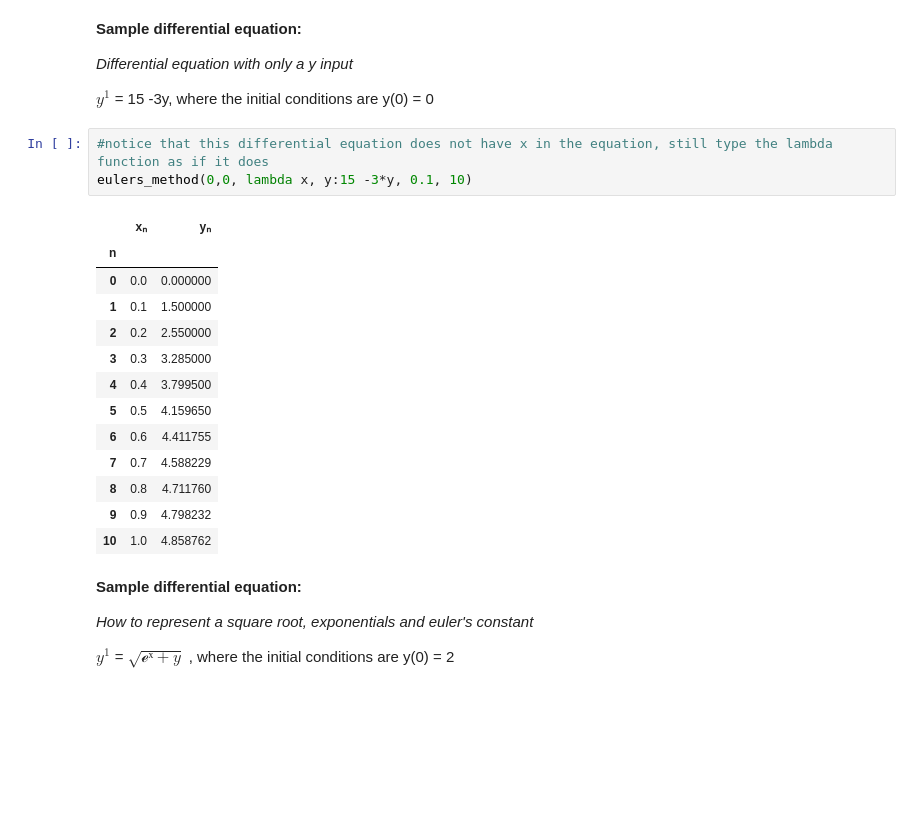
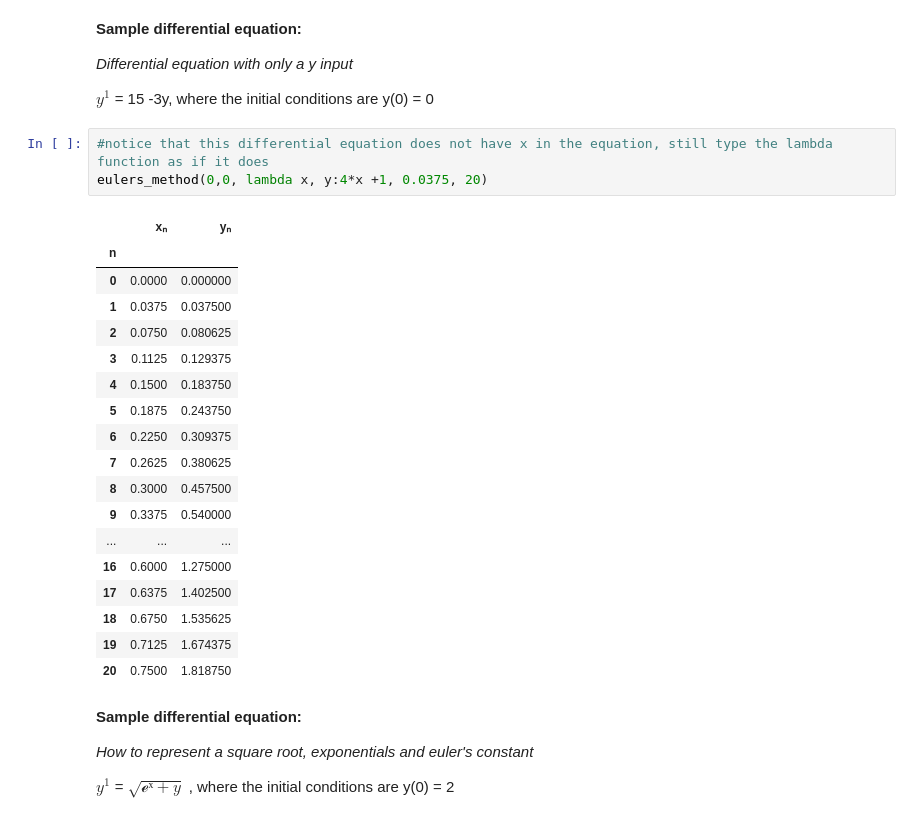
Before and after one commit to BotanicalAmy/Calculus-Calculator, a Jupyter notebook: Calculus_Calculator.ipynb, the cells around one changed output. Drawn from its saved outputs; the diff is of its cells as text; blank space fills up the shorter version.

```diff
--- a/Calculus_Calculator.ipynb
+++ b/Calculus_Calculator.ipynb
@@ -98,21 +98,26 @@ eulers_method(0,1, lambda x, y:x**2+y, 0.1, 10)
 $y^{1}$ = 15 -3y, where the initial conditions are y(0) = 0
 # %%
 #notice that this differential equation does not have x in the equation, still type the lambda function as if it does
-eulers_method(0,0, lambda x, y:15 -3*y, 0.1, 10)
+eulers_method(0,0, lambda x, y:4*x +1, 0.0375, 20)
 # %% [output]
 |  | xₙ | yₙ |
 | n |  |  |
-| 0 | 0.0 | 0.000000 |
-| 1 | 0.1 | 1.500000 |
-| 2 | 0.2 | 2.550000 |
-| 3 | 0.3 | 3.285000 |
-| 4 | 0.4 | 3.799500 |
-| 5 | 0.5 | 4.159650 |
-| 6 | 0.6 | 4.411755 |
-| 7 | 0.7 | 4.588229 |
-| 8 | 0.8 | 4.711760 |
-| 9 | 0.9 | 4.798232 |
-| 10 | 1.0 | 4.858762 |
+| 0 | 0.0000 | 0.000000 |
+| 1 | 0.0375 | 0.037500 |
+| 2 | 0.0750 | 0.080625 |
+| 3 | 0.1125 | 0.129375 |
+| 4 | 0.1500 | 0.183750 |
+| 5 | 0.1875 | 0.243750 |
+| 6 | 0.2250 | 0.309375 |
+| 7 | 0.2625 | 0.380625 |
+| 8 | 0.3000 | 0.457500 |
+| 9 | 0.3375 | 0.540000 |
+| ... | ... | ... |
+| 16 | 0.6000 | 1.275000 |
+| 17 | 0.6375 | 1.402500 |
+| 18 | 0.6750 | 1.535625 |
+| 19 | 0.7125 | 1.674375 |
+| 20 | 0.7500 | 1.818750 |
 # %% [markdown]
 **Sample differential equation:**
 
```
Also changed, not shown: parts of 6 cells of this notebook.
